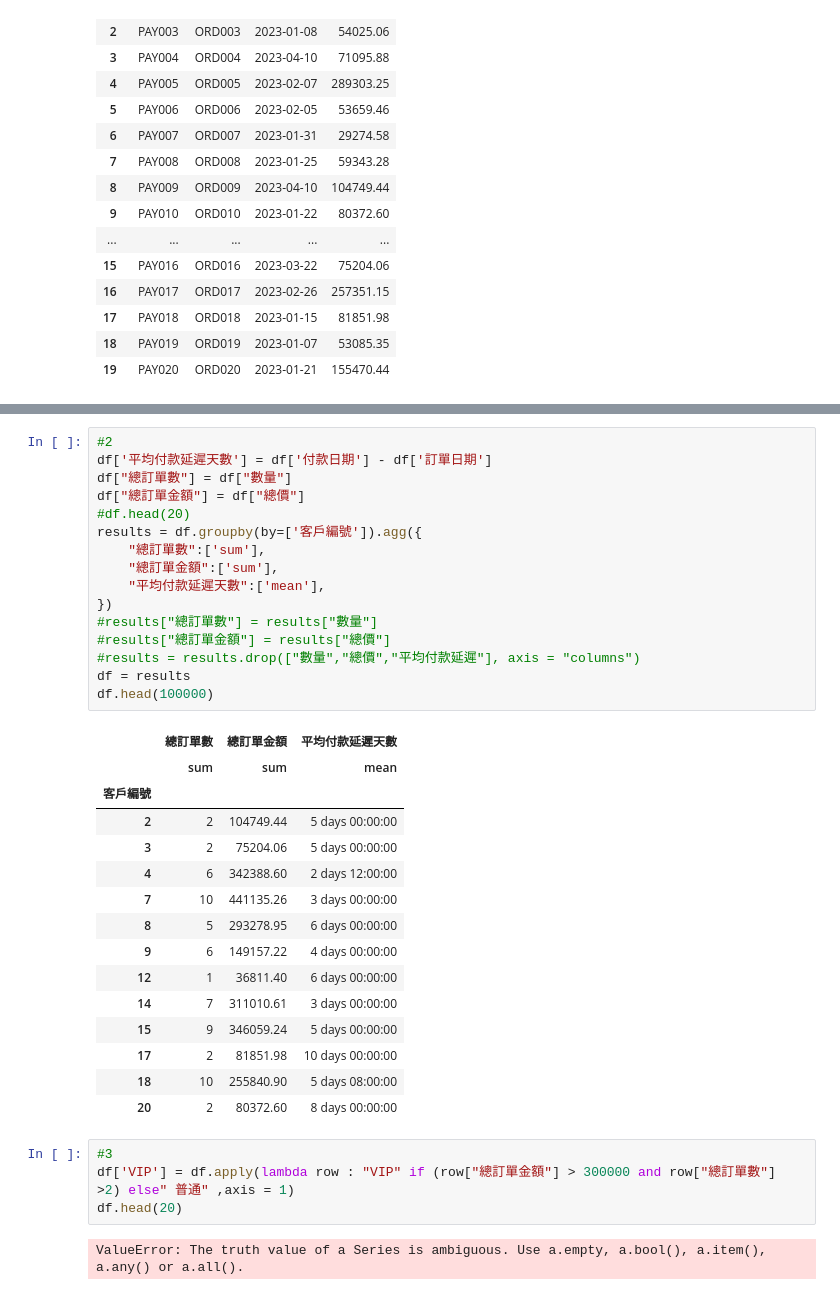
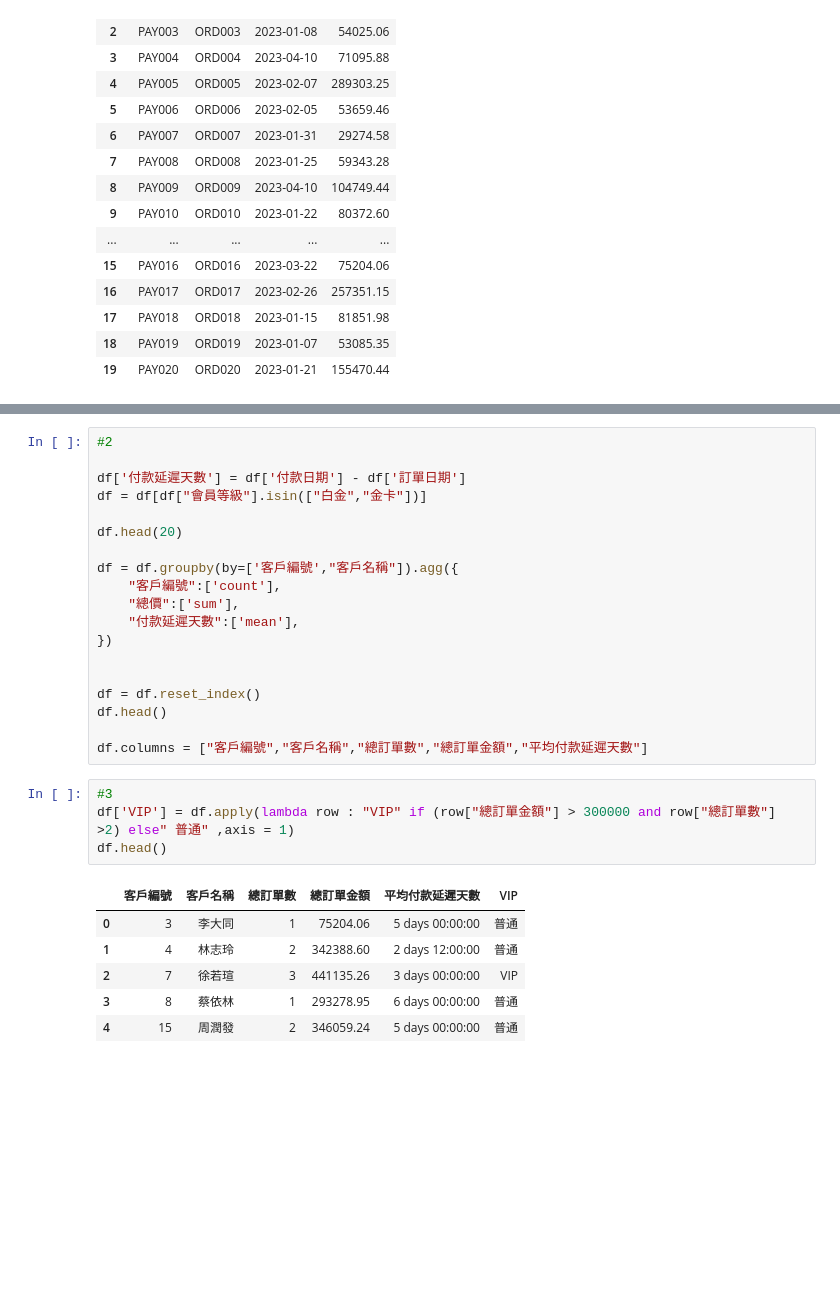
Before and after one commit to pysduck0w0/ProjectDevelop, a Jupyter notebook: ch06/index.ipynb, the cells around one changed output, grey strips where cells are left out. Drawn from its saved outputs; the diff is of its cells as text; blank space fills up the shorter version.

```diff
--- a/ch06/index.ipynb
+++ b/ch06/index.ipynb
@@ -551,38 +540,30 @@ df.head(20)
 # %%
 #2
-df['平均付款延遲天數'] = df['付款日期'] - df['訂單日期']
-df["總訂單數"] = df["數量"]
-df["總訂單金額"] = df["總價"]
-#df.head(20)
-results = df.groupby(by=['客戶編號']).agg({
-    "總訂單數":['sum'],
-    "總訂單金額":['sum'],
-    "平均付款延遲天數":['mean'],
+
+df['付款延遲天數'] = df['付款日期'] - df['訂單日期']
+df = df[df["會員等級"].isin(["白金","金卡"])]
+
+df.head(20)
+
+df = df.groupby(by=['客戶編號',"客戶名稱"]).agg({
+    "客戶編號":['count'],
+    "總價":['sum'],
+    "付款延遲天數":['mean'],
 })
-#results["總訂單數"] = results["數量"]
-#results["總訂單金額"] = results["總價"]
-#results = results.drop(["數量","總價","平均付款延遲"], axis = "columns")
-df = results
-df.head(100000)
+
+
+df = df.reset_index()
+df.head()
+
+df.columns = ["客戶編號","客戶名稱","總訂單數","總訂單金額","平均付款延遲天數"]
-# %% [output]
-|  | 總訂單數 | 總訂單金額 | 平均付款延遲天數 |
-|  | sum | sum | mean |
-| 客戶編號 |  |  |  |
-| 2 | 2 | 104749.44 | 5 days 00:00:00 |
-| 3 | 2 | 75204.06 | 5 days 00:00:00 |
-| 4 | 6 | 342388.60 | 2 days 12:00:00 |
-| 7 | 10 | 441135.26 | 3 days 00:00:00 |
-| 8 | 5 | 293278.95 | 6 days 00:00:00 |
-| 9 | 6 | 149157.22 | 4 days 00:00:00 |
-| 12 | 1 | 36811.40 | 6 days 00:00:00 |
-| 14 | 7 | 311010.61 | 3 days 00:00:00 |
-| 15 | 9 | 346059.24 | 5 days 00:00:00 |
-| 17 | 2 | 81851.98 | 10 days 00:00:00 |
-| 18 | 10 | 255840.90 | 5 days 08:00:00 |
-| 20 | 2 | 80372.60 | 8 days 00:00:00 |
 # %%
 #3
 df['VIP'] = df.apply(lambda row : "VIP" if (row["總訂單金額"] > 300000 and row["總訂單數"] >2) else" 普通" ,axis = 1)
-df.head(20)
+df.head()
 # %% [output]
-ValueError: The truth value of a Series is ambiguous. Use a.empty, a.bool(), a.item(), a.any() or a.all().
+|  | 客戶編號 | 客戶名稱 | 總訂單數 | 總訂單金額 | 平均付款延遲天數 | VIP |
+| 0 | 3 | 李大同 | 1 | 75204.06 | 5 days 00:00:00 | 普通 |
+| 1 | 4 | 林志玲 | 2 | 342388.60 | 2 days 12:00:00 | 普通 |
+| 2 | 7 | 徐若瑄 | 3 | 441135.26 | 3 days 00:00:00 | VIP |
+| 3 | 8 | 蔡依林 | 1 | 293278.95 | 6 days 00:00:00 | 普通 |
+| 4 | 15 | 周潤發 | 2 | 346059.24 | 5 days 00:00:00 | 普通 |
```
Also changed, not shown: parts of 3 cells of this notebook, 1 other file.
